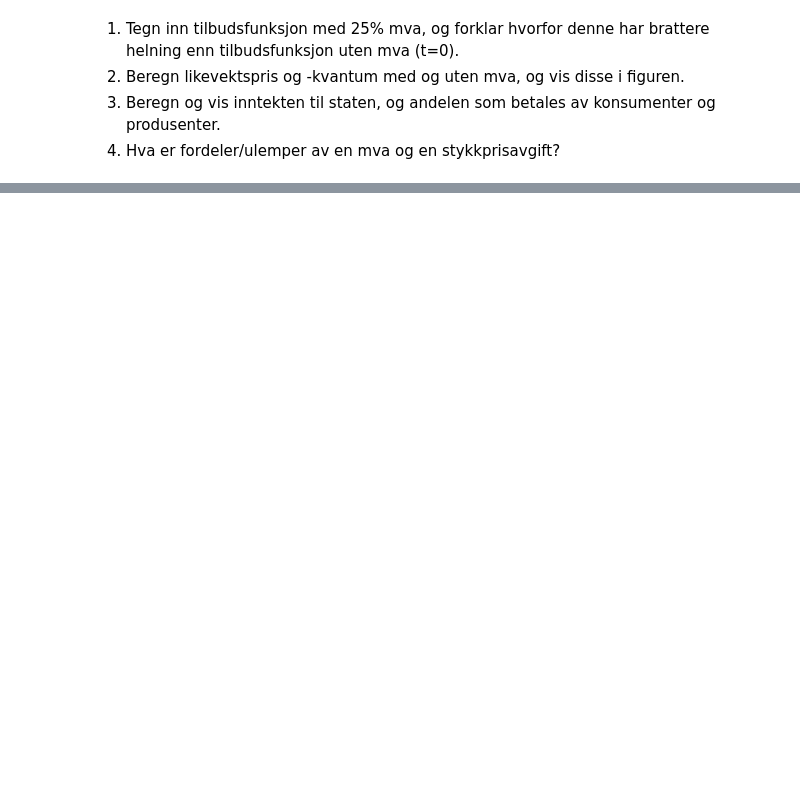
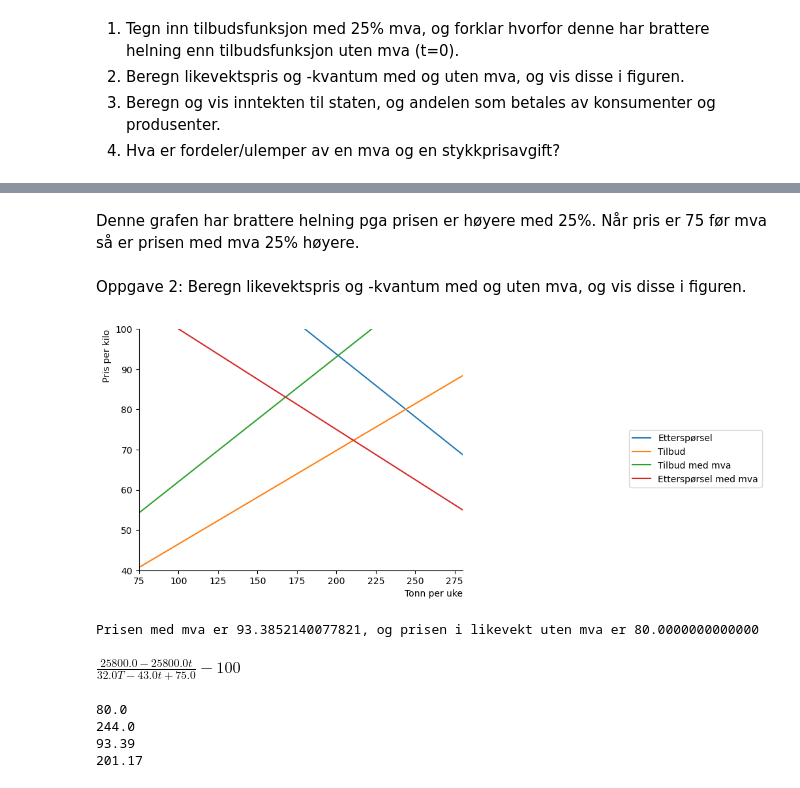
Before and after one commit to Danieljoha/Sok-1006, a Jupyter notebook: Arbeidskrav_2.ipynb, the cells around one changed output, grey strips where cells are left out. Saved outputs shown, nothing was run; the diff lists cells and outputs as text; code cells hidden in the pictures; blank space fills up the shorter version.

```diff
--- a/Arbeidskrav_2.ipynb
+++ b/Arbeidskrav_2.ipynb
@@ -100,0 +92,41 @@ ax1.legend(bbox_to_anchor=(1.5,0.6));
+# %% [markdown]
+Denne grafen har brattere helning pga prisen er høyere med 25%. Når pris er 75 før mva så er prisen med mva 25% høyere.
+# %% [markdown]
+Oppgave 2: Beregn likevektspris og -kvantum med og uten mva, og vis disse i figuren.
+# %%
+def x_d_mva(p,t):
+    return 500 - 3.2*p*(1+t)
+fig, ax = create_ax()
+
+# plott funksjonene
+
+
+ax.plot(x_d(p_num),p_num, label='Etterspørsel')
+
+ax.plot(x_s(p_num, 0),p_num, label='Tilbud')
+
+
+ax.plot(x_s(p_num, 1/4),p_num, label='Tilbud med mva')
+ax.plot(x_d_mva(p_num, 1/4),p_num, label='Etterspørsel med mva')
+
+ax.legend(bbox_to_anchor=(1.5,0.6));
+# %% [output]
+[figure, added]
+# %%
+# definer symboler i sympy
+
+x,p,t,T=sp.symbols('x p t T', positive=True, real=True)
+
+# betingelse for likevekt
+
+
+
+
+likevekt=sp.Eq(x_d(p),x_s(p,0))
+uten_mva=sp.solve(likevekt,p)
+
+likevekt_mva=sp.Eq(x_d(p),x_s(p,1/4))
+med_mva=sp.solve(likevekt_mva,p)
+print(f'''Prisen med mva er {med_mva[0]}, og prisen i likevekt uten mva er {uten_mva[0]}''')
+# %% [output]
+Prisen med mva er 93.3852140077821, og prisen i likevekt uten mva er 80.0000000000000
@@ -100,0 +145,10 @@ ax1.legend(bbox_to_anchor=(1.5,0.6));
+# %%
+p_eq_fn=sp.lambdify((t,T), p_eq[0])
+
+p_eq_fn(t, T)
+
+x_eq_fn=sp.lambdify((t,T),x_eq)
+
+x_eq_fn(t,T)
+# %% [output]
+$\displaystyle \frac{25800.0 - 25800.0 t}{32.0 T - 43.0 t + 75.0} - 100$
@@ -100,0 +158,14 @@ ax1.legend(bbox_to_anchor=(1.5,0.6));
+# %%
+kvantum_med_mva = np.round(x_eq_fn(1/4, 0), 2)
+kvantum_uten_mva = np.round(x_eq_fn(0,0), 2)
+
+print(pris_uten_mva)
+print(kvantum_uten_mva)
+
+print(pris_med_mva)
+print(kvantum_med_mva)
+# %% [output]
+80.0
+244.0
+93.39
+201.17
```
Also changed, not shown: parts of 9 cells of this notebook.
